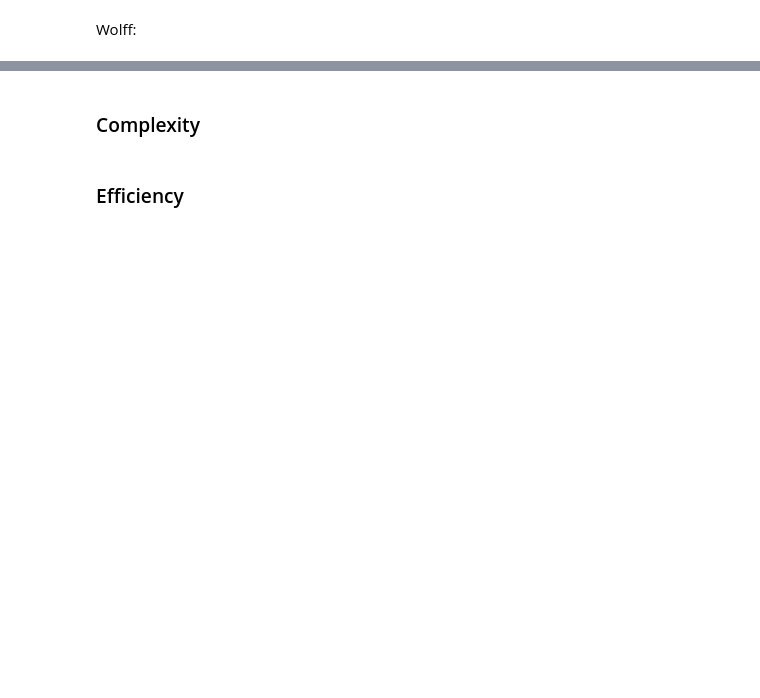
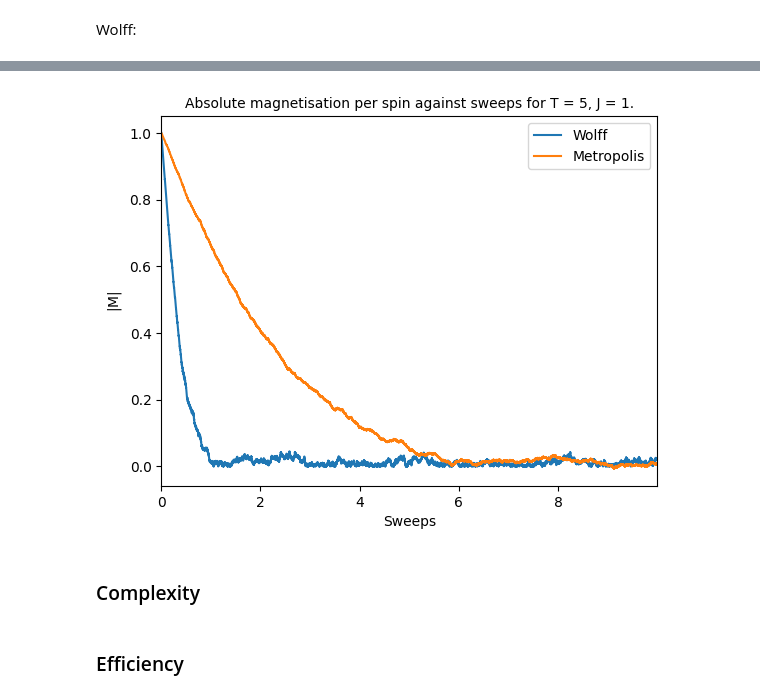
Before and after one commit to Part-II-Computational-Physics/cluster-algorithms-for-monte-carlo-jbd29, a Jupyter notebook: isiing set up 2.ipynb, the cells around one changed output, grey strips where cells are left out. Cells and saved outputs as stored; diff of their text form; code cells hidden in the pictures; blank space fills up the shorter version.

```diff
--- a/isiing set up 2.ipynb
+++ b/isiing set up 2.ipynb
@@ -576,3 +612,19 @@ It is evident that the autocorrelation time for both algorithms is larger around
+# %%
+lattice = make_lattice(100,1)
+T = 5
+MH_Ms, MH_sweeps = evolve_and_compute_M(lattice, T**-1, 1,0,100000)
+lattice = make_lattice(100,1)
+Wolff_Ms, Wolff_sweeps = Wolff_evolve_and_compute_M(lattice,T**-1, 1, 100000)
+plt.plot(Wolff_sweeps, Wolff_Ms, label = 'Wolff')
+plt.xlim((0,MH_sweeps[-1]))
+plt.plot(MH_sweeps,MH_Ms, label = 'Metropolis')
+plt.xlabel('Sweeps')
+plt.ylabel(r'$\vert$M$\vert$')
+plt.title('Absolute magnetisation per spin against sweeps for T = ' + str(T) + ', J = 1.', fontsize = 10)
+plt.legend()
+plt.show()
+# %% [output]
+[figure, added]
 # %% [markdown]
 ### Complexity
 # %% [markdown]
```
Also changed, not shown: parts of 18 cells of this notebook.
